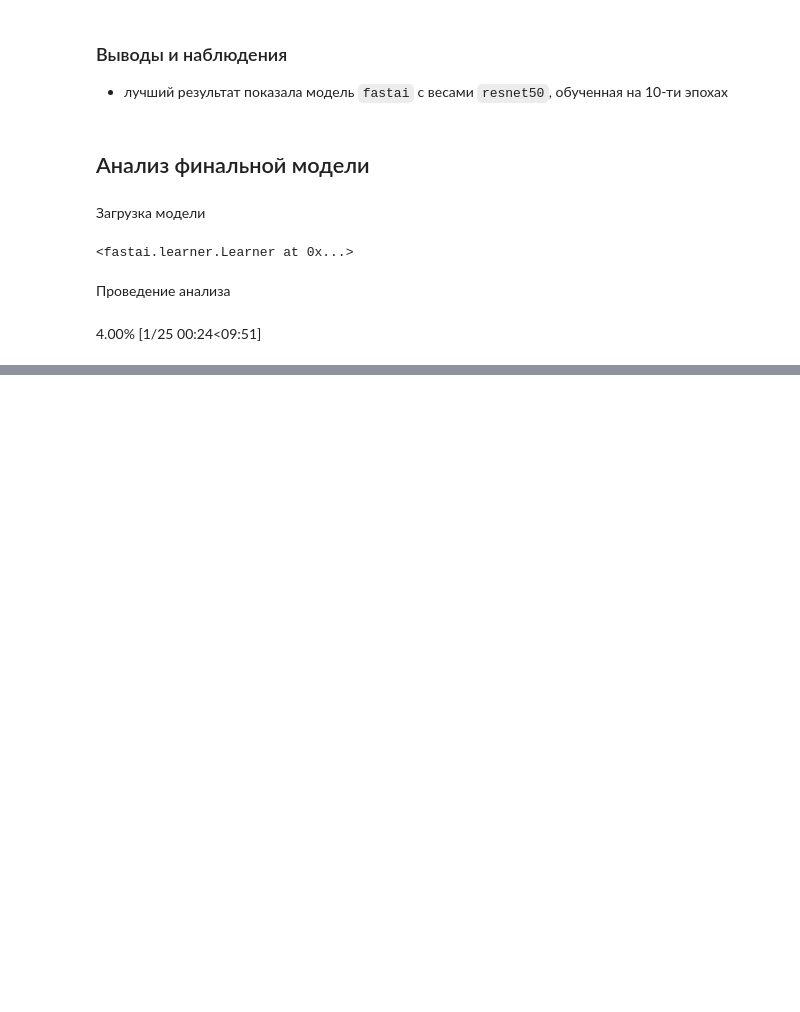
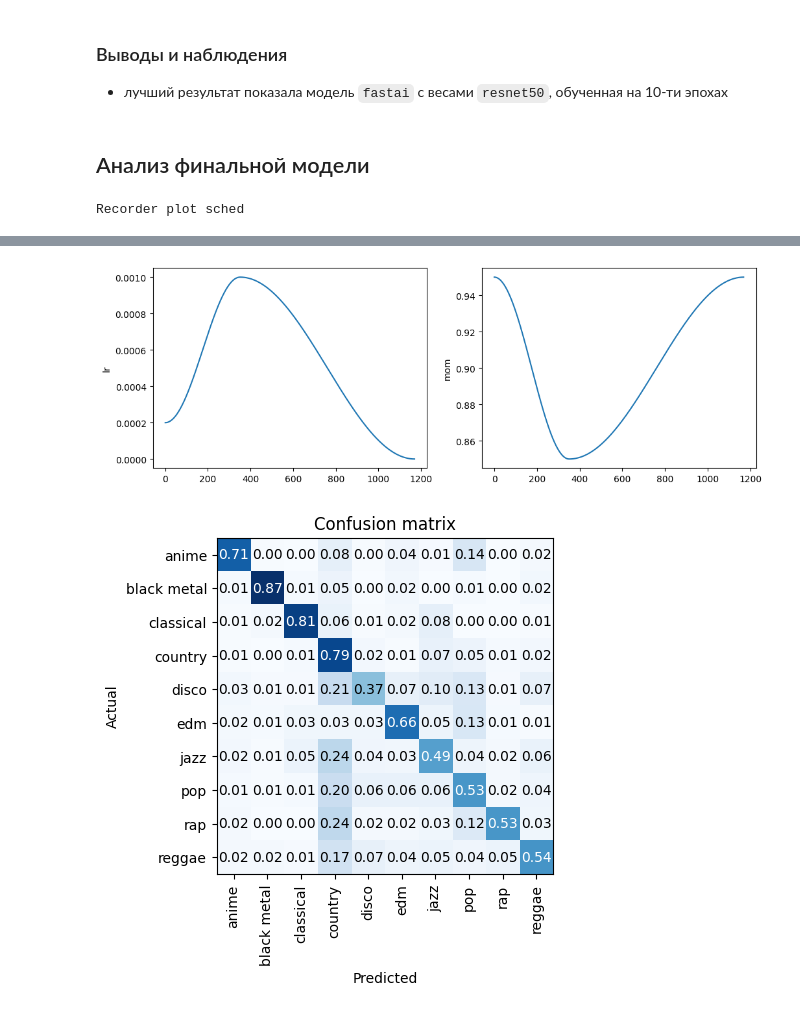
Before and after one commit to denis-42ds/determining_music_genre_from_an_image, a Jupyter notebook: music_genres.ipynb, the cells around one changed output, grey strips where cells are left out. Cells and saved outputs as stored; diff of their text form; code cells hidden in the pictures; blank space fills up the shorter version.

Commit message:
best model analysis added

```diff
--- a/music_genres.ipynb
+++ b/music_genres.ipynb
@@ -350,10 +350,10 @@ Created version '2' of model 'custom_nn_model'.
 ### NN fastai_vision
 # %%
 fa_params = {'dl_type': 'from_folder',
-             'fit_type': 'fit_one_cycle',
-             'arch': 'resnet50',
-             'batch': 64,
+             'fit_type': 'fine_tune',
+             'arch': 'resnet18',
+             'batch': 16,
              'lr': 0.001,
-             'epochs': 10}
+             'epochs': 3}
 
 fa_metrics, X_train, y_train, X_test, y_test, idl, fa_model = explorer.model_fitting(model_name='fastai', params=fa_params)
@@ -455,41 +484,7 @@ with psycopg.connect(**connection) as conn:
 - лучший результат показала модель `fastai` с весами `resnet50`, обученная на 10-ти эпохах
 # %% [markdown]
 ## Анализ финальной модели
-# %% [markdown]
-Загрузка модели
-# %%
-import fastai
-from fastai.vision.all import *
-
-params_ai = {'dl_type': 'from_folder',
-            'fit_type': 'fine_tune',
-            'arch': 'resnet50',
-            'batch': 64,
-            'lr': 0.001,
-            'epochs': 10}
-
-idl = ImageDataLoaders.from_folder(path=DATA_PATH, train='train', valid='valid',
-                                   valid_pct=0.2, seed=RANDOM_STATE, vocab=None,
-                                   item_tfms=None, batch_tfms=None,
-                                   img_cls=PILImage, bs=params_ai['batch'],
-                                   val_bs=params_ai['batch'], shuffle=False)
-
-model = vision_learner(dls=idl,
-                       arch=models.resnet50,
-                       pretrained=True,
-                       weights=models.ResNet50_Weights.IMAGENET1K_V1,
-                       opt_func=Adam,
-                       lr=params_ai['lr'],
-                       loss_func=nn.CrossEntropyLoss(),
-                       metrics=fastai.metrics.accuracy)
-
-model.load('../../assets/model_rn50_10.pkl')
-# %% [output]
-<fastai.learner.Learner at 0x...>
-# %% [markdown]
-Проведение анализа
-# %%
-interp = ClassificationInterpretation.from_learner(model)
-interp.plot_confusion_matrix(normalize=False, title='Confusion matrix', cmap='Blues', norm_dec=2, plot_txt=True)
-# %% [output]
-4.00% [1/25 00:24<09:51]
+# %%
+explorer.model_analysis(fa_model)
+# %% [output]
+Recorder plot sched
@@ -495,0 +496,2 @@ interp.plot_confusion_matrix(normalize=False, title='Confusion matrix', cmap='Bl
+[figure, added]
+[figure, added]
```
Also changed, not shown: parts of 4 cells of this notebook, 4 other files.
